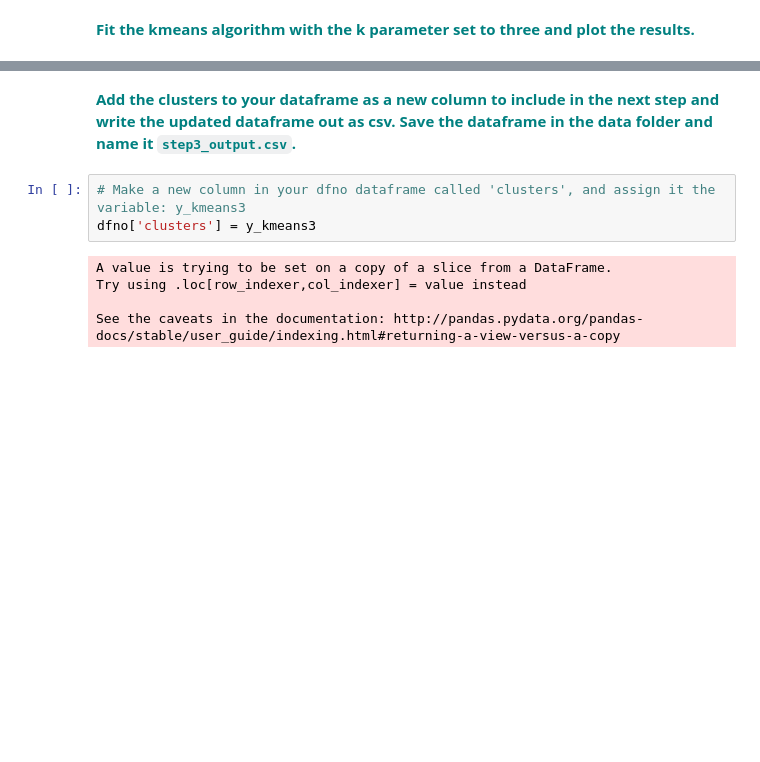
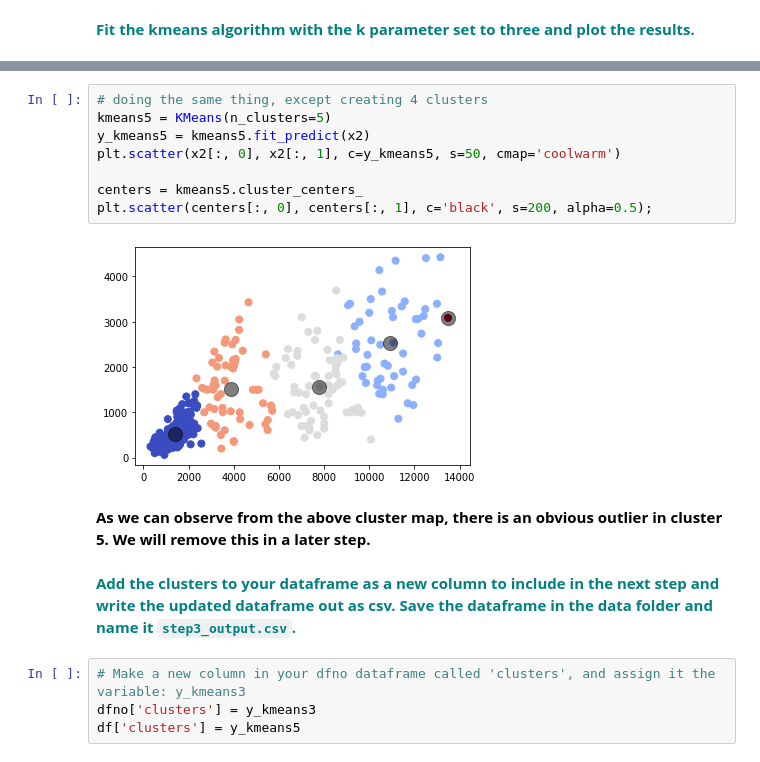
Before and after one commit to samdomeier/Springboard-projects, a Jupyter notebook: Guided Capstone/Notebook_stepthree.ipynb, the cells around one changed output, grey strips where cells are left out. Drawn from its saved outputs; the diff is of its cells as text; blank space fills up the shorter version.

```diff
--- a/Guided Capstone/Notebook_stepthree.ipynb
+++ b/Guided Capstone/Notebook_stepthree.ipynb
@@ -421,10 +507,18 @@ plt.scatter(centers[:, 0], centers[:, 1], c='black', s=200, alpha=0.5);
+# %%
+# doing the same thing, except creating 4 clusters
+kmeans5 = KMeans(n_clusters=5)
+y_kmeans5 = kmeans5.fit_predict(x2)
+plt.scatter(x2[:, 0], x2[:, 1], c=y_kmeans5, s=50, cmap='coolwarm')
+
+centers = kmeans5.cluster_centers_
+plt.scatter(centers[:, 0], centers[:, 1], c='black', s=200, alpha=0.5);
+# %% [output]
+[figure, added]
+# %% [markdown]
+**As we can observe from the above cluster map, there is an obvious outlier in cluster 5. We will remove this in a later step.**
 # %% [markdown]
 <font color='teal'>**Add the clusters to your dataframe as a new column to include in the next step and write the updated dataframe out as csv. Save the dataframe in the data folder and name it `step3_output.csv`.**</font>
 # %%
 # Make a new column in your dfno dataframe called 'clusters', and assign it the variable: y_kmeans3
 dfno['clusters'] = y_kmeans3
+df['clusters'] = y_kmeans5
-# %% [output]
-A value is trying to be set on a copy of a slice from a DataFrame.
-Try using .loc[row_indexer,col_indexer] = value instead
-
-See the caveats in the documentation: http://pandas.pydata.org/pandas-docs/stable/user_guide/indexing.html#returning-a-view-versus-a-copy
```
Also changed, not shown: parts of 30 cells of this notebook.
